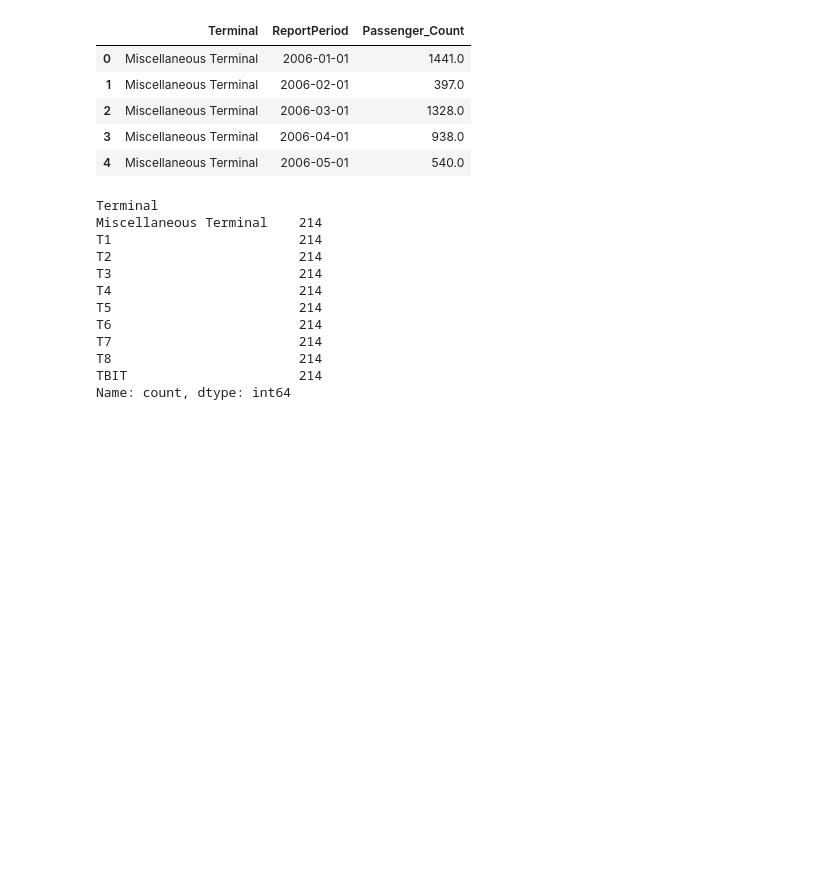
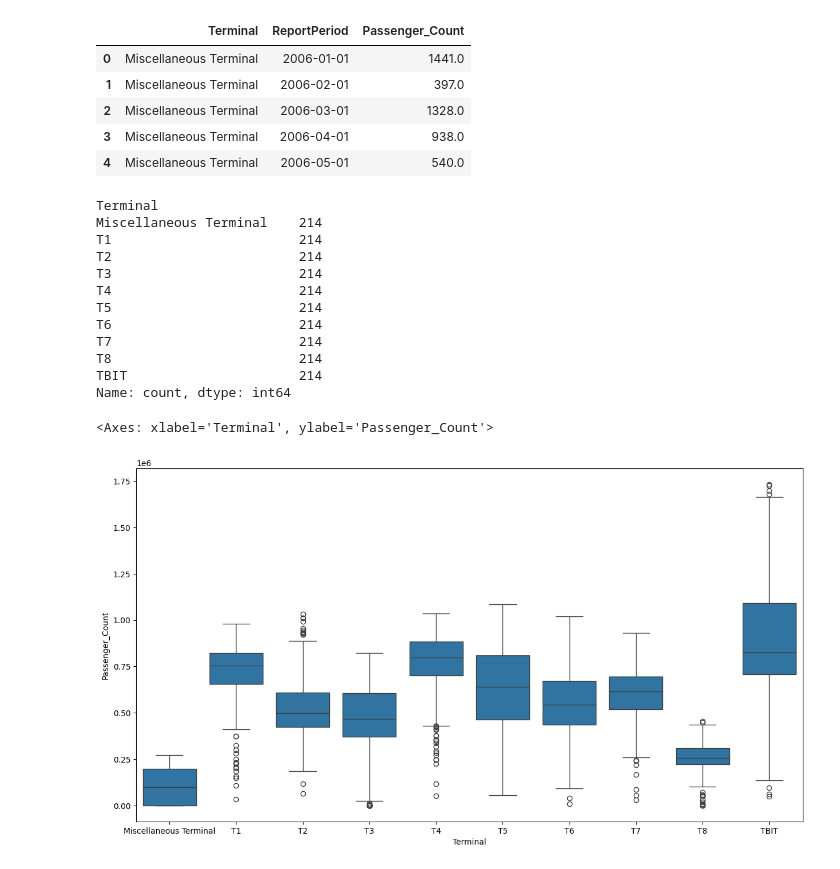
Before and after one commit to Kajaani-Balabavan/deep-panel, a Jupyter notebook: notebooks/Transport_domain.ipynb, the cells around one changed output. Saved outputs shown, nothing was run; the diff lists cells and outputs as text; code cells hidden in the pictures; blank space fills up the shorter version.

```diff
--- a/notebooks/Transport_domain.ipynb
+++ b/notebooks/Transport_domain.ipynb
@@ -127,3 +127,10 @@ T7                        214
 T8                        214
 TBIT                      214
 Name: count, dtype: int64
+# %%
+# draw boxplot for each terminal
+plt.figure(figsize=(15, 8))
+sns.boxplot(data=df_pivot, x='Terminal', y='Passenger_Count')
+# %% [output]
+<Axes: xlabel='Terminal', ylabel='Passenger_Count'>
+[figure, added]
```
Also changed, not shown: parts of 5 cells of this notebook, 7 other files.
